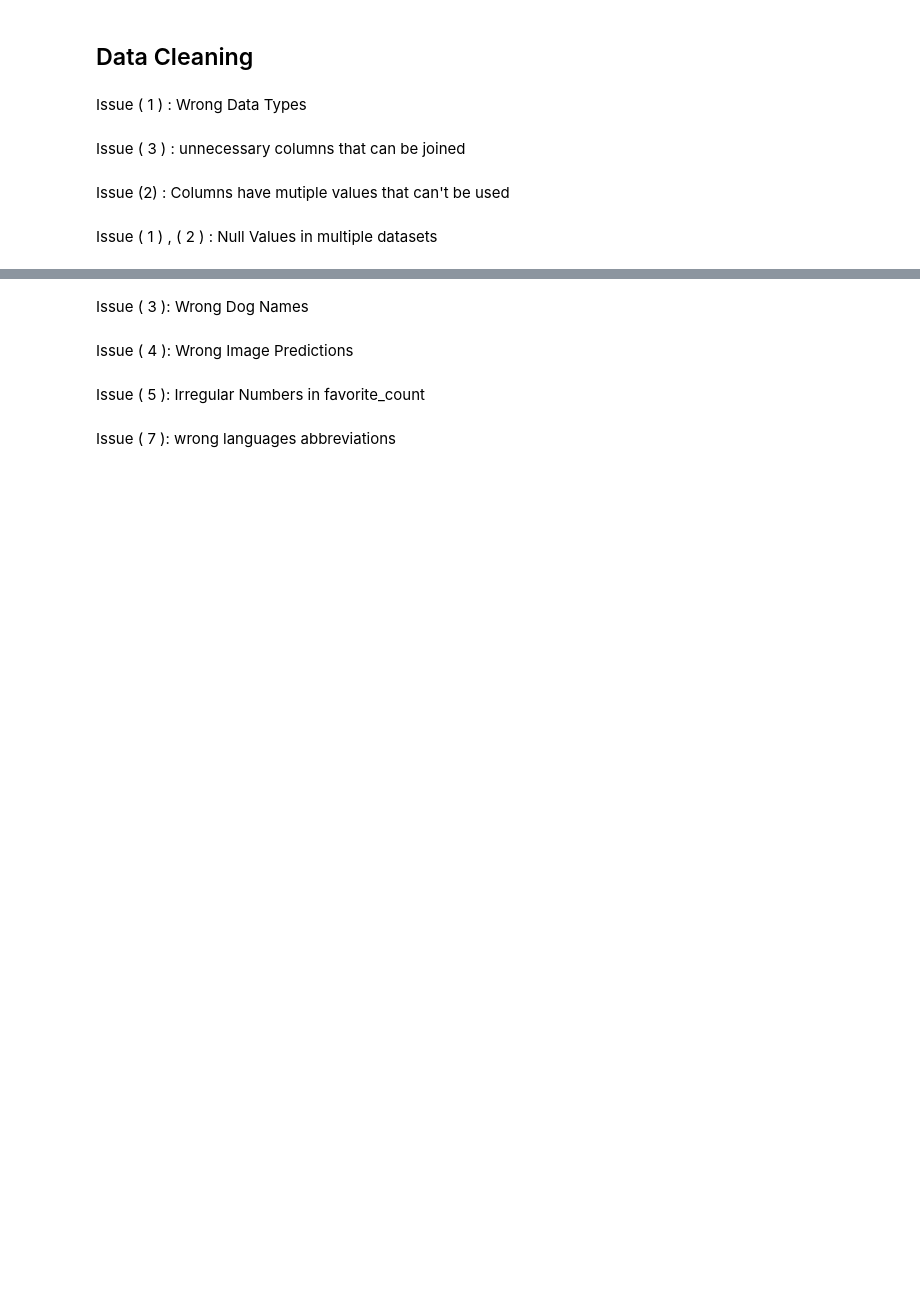
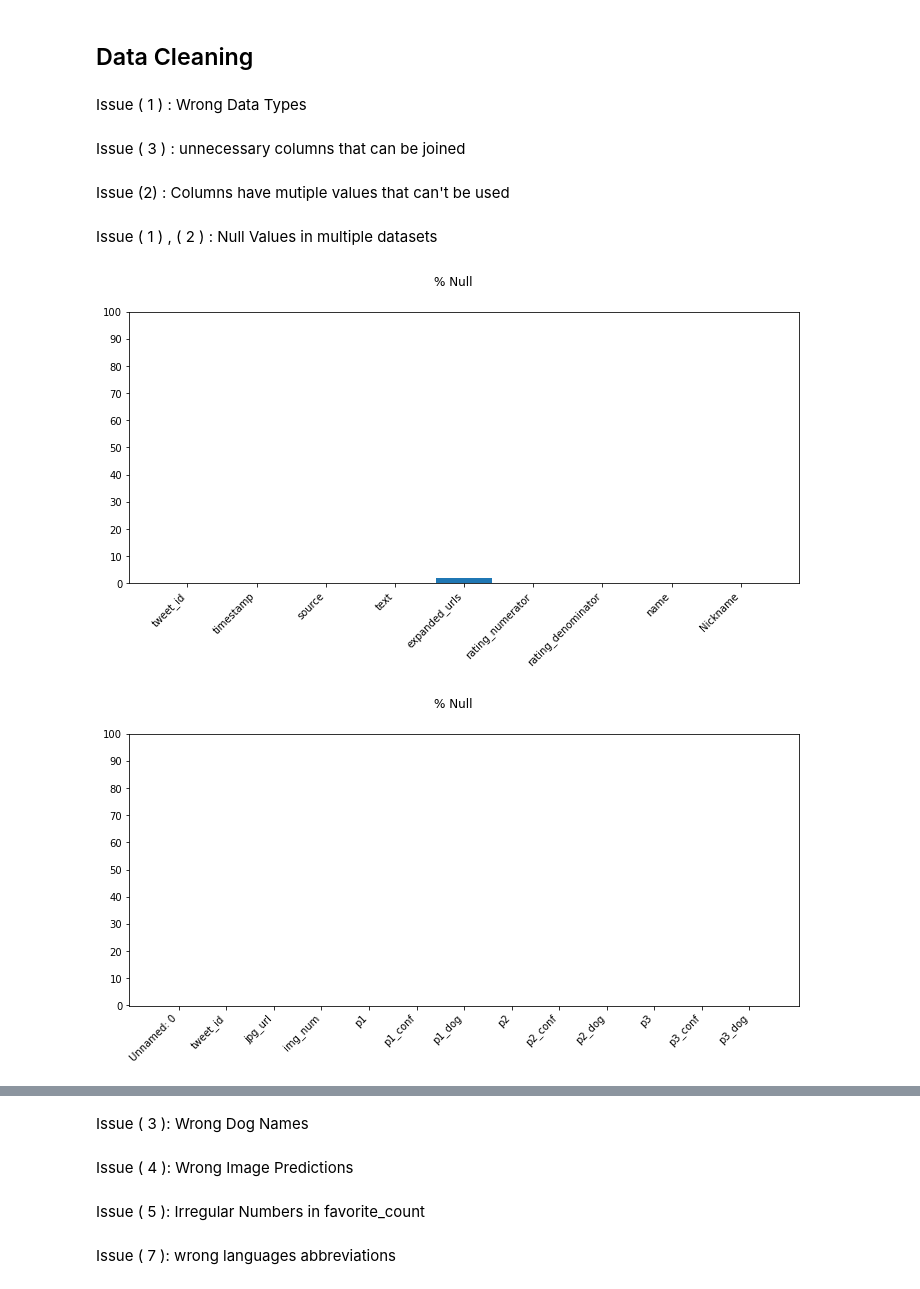
Before and after one commit to mmedhat2/Projects, a Jupyter notebook: Data-Analysis/Twitter-dataset-analysis/twittercode.ipynb, the cells around one changed output, grey strips where cells are left out. Saved outputs shown, nothing was run; the diff lists cells and outputs as text; code cells hidden in the pictures; blank space fills up the shorter version.

```diff
--- a/Data-Analysis/Twitter-dataset-analysis/twittercode.ipynb
+++ b/Data-Analysis/Twitter-dataset-analysis/twittercode.ipynb
@@ -354,4 +352,7 @@ archivedf_cleaned = dropnans(datasets[0])
 imgdf_cleaned = dropnans(datasets[1])
 tweetsdf_cleaned = dropnans(datasets[2])
 # %%
-#nullperc([archivedf_cleaned,imgdf_cleaned,tweetsdf_cleaned])
+nullperc([archivedf_cleaned,imgdf_cleaned,tweetsdf_cleaned])
+# %% [output]
+[figure, added]
+[figure, added]
```
Also changed, not shown: parts of 15 cells of this notebook, 1 other file.
